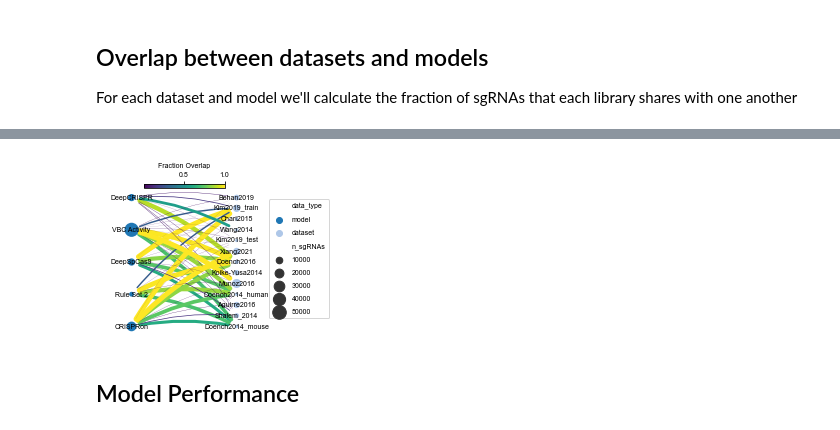
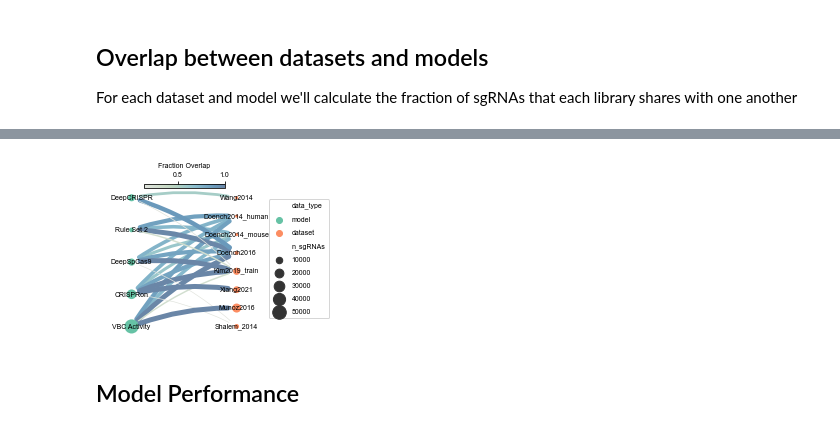
Before and after one commit to gpp-rnd/rs_dev, a Jupyter notebook: code/02_get_SOA.ipynb, the cells around one changed output, grey strips where cells are left out. Cells and saved outputs as stored; diff of their text form; code cells hidden in the pictures.

Commit message:
figures

```diff
--- a/code/02_get_SOA.ipynb
+++ b/code/02_get_SOA.ipynb
@@ -85,6 +85,8 @@ dataset_model_overlap_df = (dataset_model_overlap_df.merge(model_data_summary_df
                                    .rename({'name': 'name_2'}, axis=1),
                                    how='inner', on='name_2', suffixes=('_1', '_2')))
 dataset_model_overlap_df['fraction_overlap'] = dataset_model_overlap_df['overlap']/dataset_model_overlap_df['n_sgRNAs_1']
+# Filter for greater than 10% overlap
+dataset_model_overlap_df = dataset_model_overlap_df[dataset_model_overlap_df['fraction_overlap'] > 0.1].reset_index(drop=True)
 # %%
 G = nx.from_pandas_edgelist(dataset_model_overlap_df, 'name_1', 'name_2', 'fraction_overlap',
                             create_using=nx.DiGraph())
@@ -93,8 +95,18 @@ node_n_sgrnas = (model_data_summary_df[['name', 'n_sgRNAs', 'data_type']]
                  .set_index('name')
                  .to_dict(orient='index'))
 nx.set_node_attributes(G, node_n_sgrnas)
-pos = nx.bipartite_layout(G, [x for x, y in G.nodes(data=True) if y['data_type'] == 'model'],
-                          align='vertical')
+pos = bipartite_layout(G, [x for x, y in G.nodes(data=True) if y['data_type'] == 'model'],
+                       align='vertical',
+                       input_nodes_order=['VBC Activity', 'CRISPRon',
+                                          'DeepSpCas9', 'Rule Set 2',
+                                          'DeepCRISPR'],
+                       other_nodes_order=['Chari2015',
+                                          'Behan2019', 'Koike-Yusa2014',
+                                          'Shalem_2014', 'Aguirre2017',
+                                          'Munoz2016', 'Xiang2021',
+                                          'Kim2019_test', 'Kim2019_train',
+                                          'Doench2016', 'Doench2014_mouse',
+                                          'Doench2014_human', 'Wang2014'])
 node_df = (pd.merge(pd.DataFrame(model_data_summary_df),
                     pd.DataFrame(pos).T, left_on='name', right_index=True,
                     how='inner')
@@ -108,15 +120,16 @@ fig, ax = plt.subplots(figsize=(2.9,2.8))
 edge_width = [d['fraction_overlap']*5 for u, v, d in G.edges(data=True)]
 edge_color_scale = [d['fraction_overlap'] for u, v, d in G.edges(data=True)]
 edges = nx.draw_networkx_edges(G, pos, arrowstyle="-", connectionstyle="arc3,rad=0.1",
-                               width=edge_width, edge_color=edge_color_scale)
-pc = mpl.collections.PatchCollection(edges, cmap=plt.cm.viridis)
+                               width=edge_width, edge_color=edge_color_scale,
+                               edge_cmap=cmap_map(lambda x: x/2 + 0.4, plt.cm.get_cmap('GnBu')))
+pc = mpl.collections.PatchCollection(edges, cmap=cmap_map(lambda x: x/2 + 0.4, plt.cm.get_cmap('GnBu')))
 pc.set_array(edge_color_scale)
 plt.colorbar(pc, label='Fraction Overlap', location='top',
              shrink=0.5)
 # nodes
 sns.scatterplot(data=node_df, x='x', y='y', hue='data_type',
                 size='n_sgRNAs', sizes=(10, 200), zorder=2,
-                linewidth=0, palette=sns.color_palette('tab20')[0:2])
+                linewidth=0, palette=sns.color_palette('Set2', n_colors=2))
 # labels
 labels = nx.draw_networkx_labels(G, pos, font_size=7,
                                  font_family='Arial')
@@ -131,4 +145,4 @@ gpplot.savefig('../figures/model_training_network.pdf')
-[figure, old version]
+[figure, new version]
 # %% [markdown]
 ## Model Performance
 # %%
```
Also changed, not shown: parts of 2 cells of this notebook, 5 other files.
